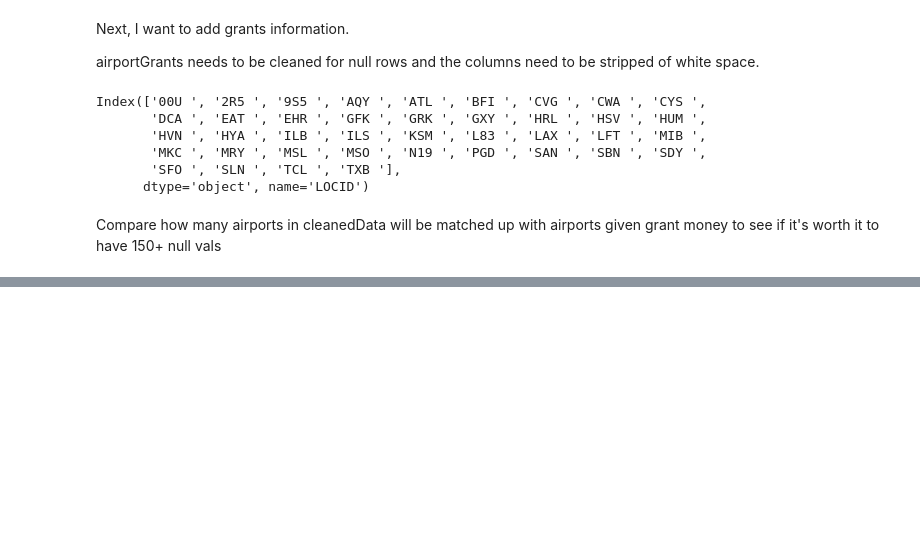
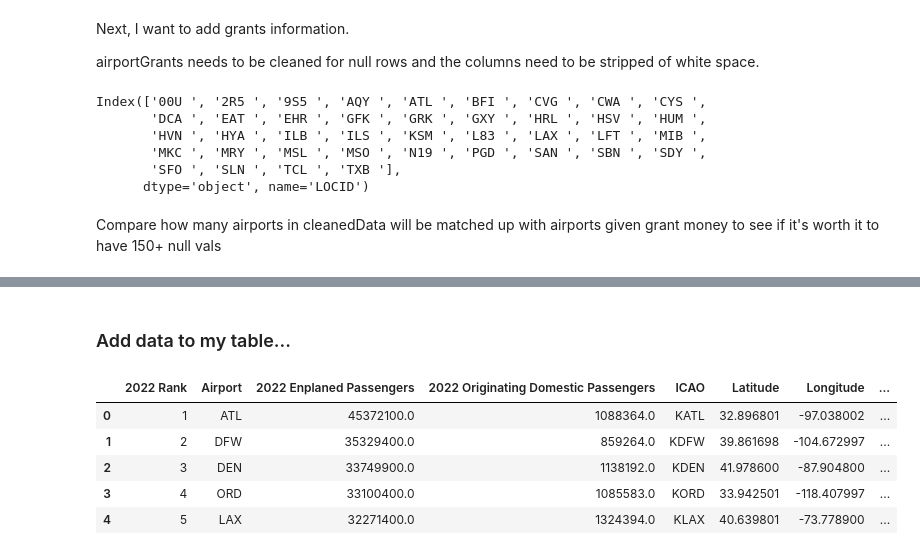
Before and after one commit to lucystorts/386Project, a Jupyter notebook: DataCleaning.ipynb, the cells around one changed output, grey strips where cells are left out. Saved outputs shown, nothing was run; the diff lists cells and outputs as text; code cells hidden in the pictures; blank space fills up the shorter version.

Commit message:
added new datasources and added to my cleanedData DF

```diff
--- a/DataCleaning.ipynb
+++ b/DataCleaning.ipynb
@@ -346,0 +353,4 @@ KCMH
+# %%
+cleanedData = pd.concat([cleanedData, pd.DataFrame(cleanedICAO)],axis=1)
+cleanedData.rename(columns={0: 'ICAO'}, inplace=True)
+cleanedData.head(5)
@@ -346,0 +370,20 @@ KCMH
+# %%
+with open('AirportDBToken.txt', 'r') as file:
+    apiToken = file.read()
+# %%
+url_template = "https://airportdb.io/api/v1/airport/{ICAO}?apiToken={apiToken}"
+icao = cleanedICAO
+
+airportDF = pd.DataFrame()
+
+for i in range(len(cleanedICAO)):
+    url = url_template.format(ICAO=icao[i], apiToken=apiToken)
+
+    r = requests.get(url)
+    if i == 1:
+        airportDF = pd.json_normalize(r.json())
+    else:
+        airportDF = pd.concat([airportDF, pd.json_normalize(r.json())],axis=0)
+# %%
+airportDF.reset_index(drop=True, inplace=True)
+airportDF.head(3)
@@ -346,0 +396,15 @@ KCMH
+# %% [markdown]
+### Add data to my table...
+# %%
+cleanedData = pd.concat([cleanedData, pd.DataFrame(airportDF['latitude_deg'])],axis=1)
+cleanedData = pd.concat([cleanedData, pd.DataFrame(airportDF['longitude_deg'])],axis=1)
+cleanedData = pd.concat([cleanedData, pd.DataFrame(airportDF['elevation_ft'])],axis=1)
+cleanedData.rename(columns={'latitude_deg': 'Latitude', 'longitude_deg': 'Longitude', 'elevation_ft': 'Elevation'}, inplace=True)
+cleanedData.head(5)
+# %% [output]
+|  | 2022 Rank | Airport | 2022 Enplaned Passengers | 2022 Originating Domestic Passengers | ICAO | Latitude | Longitude | ... |
+| 0 | 1 | ATL | 45372100.0 | 1088364.0 | KATL | 32.896801 | -97.038002 | ... |
+| 1 | 2 | DFW | 35329400.0 | 859264.0 | KDFW | 39.861698 | -104.672997 | ... |
+| 2 | 3 | DEN | 33749900.0 | 1138192.0 | KDEN | 41.978600 | -87.904800 | ... |
+| 3 | 4 | ORD | 33100400.0 | 1085583.0 | KORD | 33.942501 | -118.407997 | ... |
+| 4 | 5 | LAX | 32271400.0 | 1324394.0 | KLAX | 40.639801 | -73.778900 | ... |
```
Also changed, not shown: parts of 18 cells of this notebook, 7 other files.
